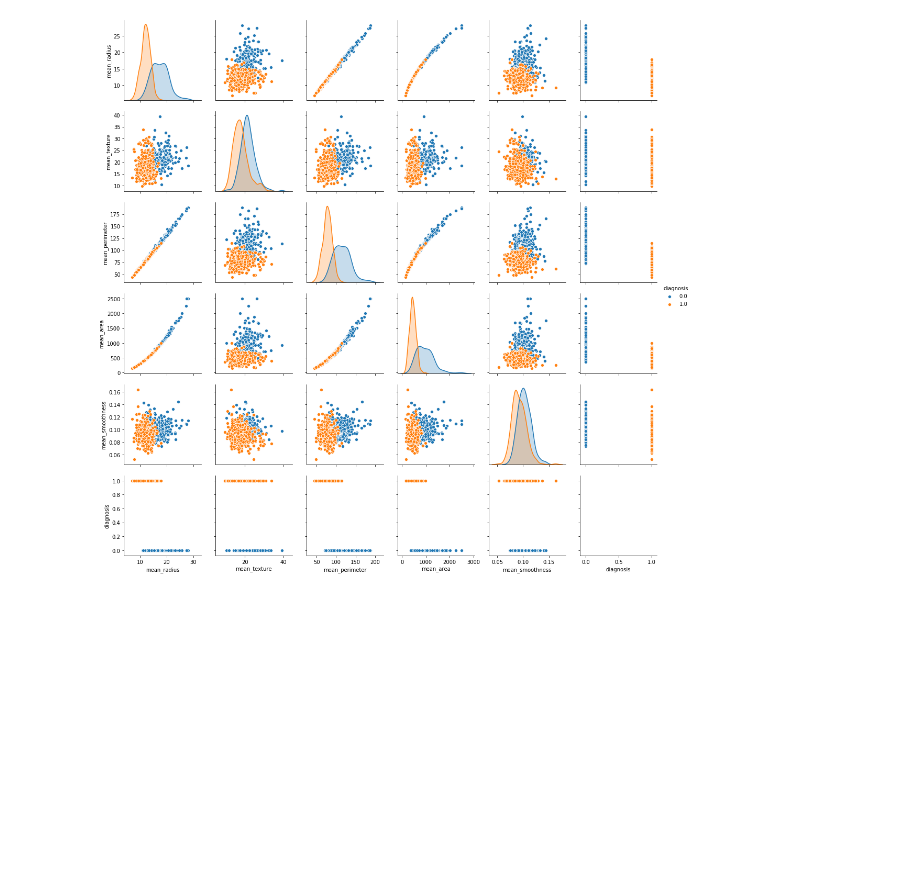
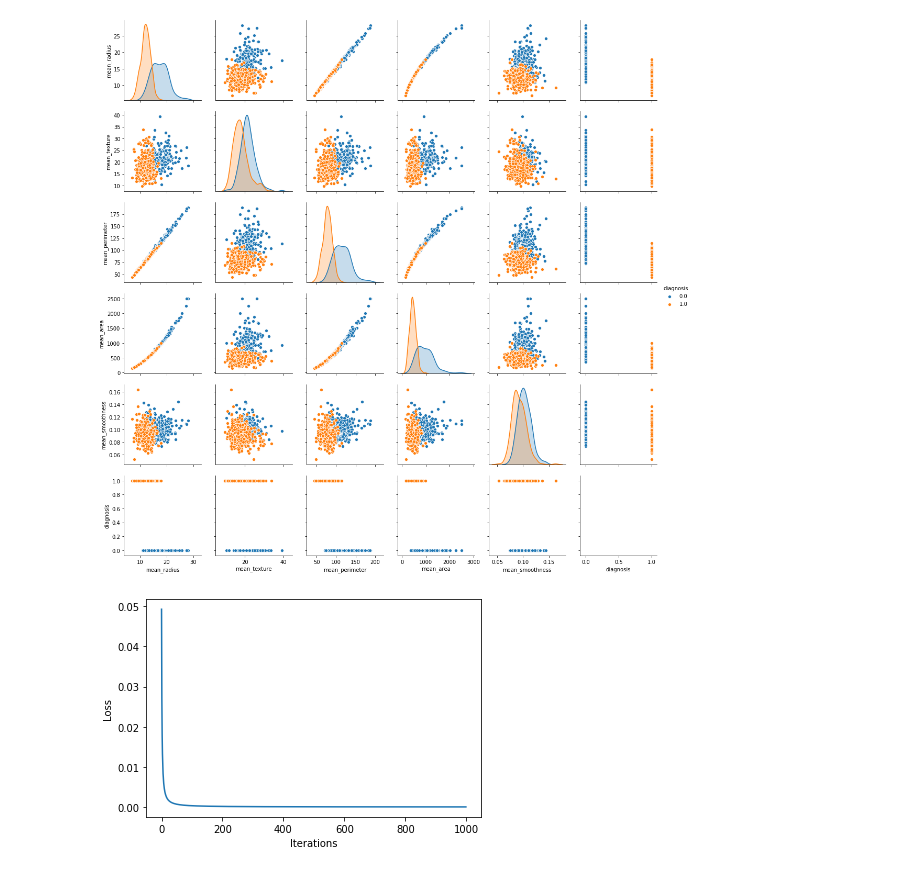
Before and after one commit to ptravis765/Projects-in-AI-and-ML, a Jupyter notebook: Projects in AI and ML HW1.ipynb, the cells around one changed output. Cells and saved outputs as stored; diff of their text form; code cells hidden in the pictures; blank space fills up the shorter version.

```diff
--- a/Projects in AI and ML HW1.ipynb
+++ b/Projects in AI and ML HW1.ipynb
@@ -97,15 +98,0 @@ sns.pairplot(data, hue='diagnosis', diag_kind='kde');
-# %%
-def sigmoid(z):
-    return 1/(1+np.exp(-z))
-
-def lr_hypothesis(x,theta):
-    return np.dot(x,theta)
-
-def cost(weights,x,y):
-    # I added this epsilon variable because before values coming out of cost were nan. Adding this to np.log() fixed that
-    epsilon = 1e-5
-    m,n = x.shape
-    #loss = -y*(np.log(sigmoid(lr_hypothesis(x,weights)))) +(1-y)*(np.log(1-sigmoid(lr_hypothesis(x,weights))))
-    loss = -1*(y*np.log((weights+epsilon)) + (1-y)*(np.log((1-weights)+epsilon)))
-    total_loss = np.sum(loss/m)
-    return total_loss
@@ -112,63 +125,81 @@ def cost(weights,x,y):
 # %%
-# Batch gradient descent
+# Gradient descent
 # This will give us all the column values except for the last one which will be the dependent variable for this
 X = data.iloc[:, :-1].values
 
 # This will make it so that y only contains the dependent variable values which is what we want to classify
 y = data.iloc[:, -1].values
 
-m,n = X.shape
+X_train, X_test, y_train, y_test = train_test_split(X, y, test_size = 0.2, stratify = y,random_state=1234)
+
+m,n = X_train.shape
 
 z = np.ones(m)
 z = z.reshape(m,1)
 
-X = np.append(z,X,axis=1)
+X_train = np.append(z,X_train,axis=1)
 
-m,n = X.shape
+
+m,n = X_train.shape
 weights = np.zeros(n)
 weights = weights.reshape(n,1)
-y = y.reshape(-1,1)
+y_train = y_train.reshape(-1,1)
+
 
 
 
 iterations = 1000
-alpha = 0.01
 
 def gradientDescent(x,y,weights,iterations):
     m,n = x.shape
+    # A set value of the bias and learning rate is initiated here in order to set up the components for the equations
     bias = 0.01
     learning_rate = 0.001
+
+
+    d_weight = 0
+    d_bias = 0
+    loss_list = []
     for i in range(iterations):
-        #A = sigmoid(lr_hypothesis(x,weights))-y
-        #gradient = lr_hypothesis(x.T, A)/m
-        #weights = weights - (alpha/m) * gradient
+        '''
+        Despite vectorization bein an option for performing these calculations I kept getting unnatural values from the
+        results. So I instead used a loop to have the process done step by step and focused on making sure
+        each element worked how it should.
+        '''
+        for j in range(m):
 
-        A = sigmoid(np.dot(x,weights) + bias)
-        gr_cost = cost(A,x,y)
 
-        #print(gr_cost)
+            d_weight += np.sum((-y[j])*(1-sigmoid(x[j],weights,bias))*x[j])
+            d_bias += np.sum((-y[j])*(1-sigmoid(x[j],weights,bias)))
 
-        d_weight = np.dot((A-y).T,x)/m
-        d_bias = np.sum(A-y)/m
+            if(j % 10 == 0):
+                weights = weights - (learning_rate * d_weight)
+                bias = bias - (learning_rate * d_bias)
+                d_weight = 0
+                d_bias = 0
 
-        weights = weights - (learning_rate * d_weight)
-        bias = bias - (learning_rate * d_bias)
+
+        gr_cost = cost(weights,x,y,bias)[0]
+
+        #print(gr_cost[0])
+        loss_list.append(gr_cost[0])
+
+    it = [i for i in range(iterations)]
+    plt.xlabel('Iterations')
+    plt.ylabel('Loss')
+    plt.plot(it,loss_list)
+    plt.show()
 
     return weights
-weights = gradientDescent(X,y,weights,iterations)
+weights = gradientDescent(X_train,y_train,weights,iterations)
+m,n = X_test.shape
 
-def prediction(x,weights):
-    tmp = lr_hypothesis(x,weights)
-    probability = sigmoid(sum(tmp))
-    #print(probability)
-    if(probability < 0.5):
-        return 0
-    else:
-        return 1
+z = np.ones(m)
+z = z.reshape(m,1)
+X_test = np.append(z,X_test,axis=1)
+y_test = y_test.reshape(-1,1)
 
-predictions = np.ones(len(X))
-for i in range(len(X)):
-    predictions[i] = prediction(X[i],weights)
 
-print("Accuracy:",(predictions == y).mean())
+Accuracy(weights,X_test,y_test)
 # %% [output]
+[figure, added]
```
Also changed, not shown: parts of 10 cells of this notebook, 1 other file.
